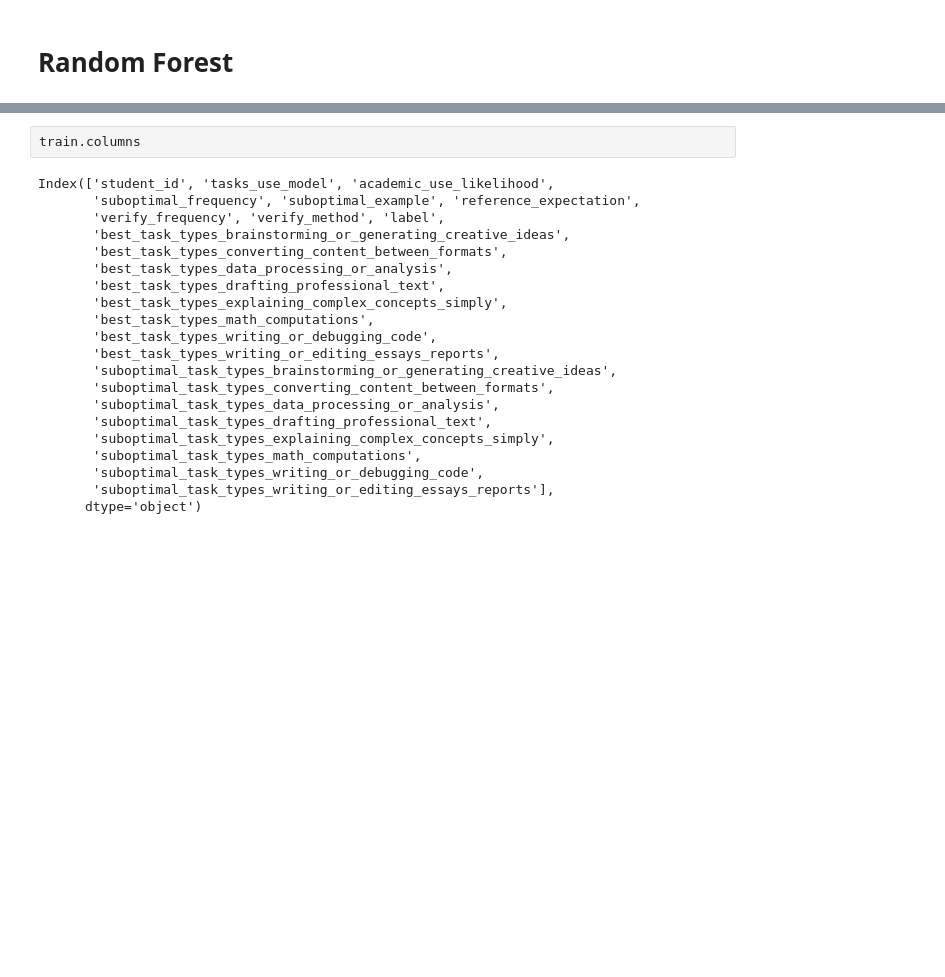
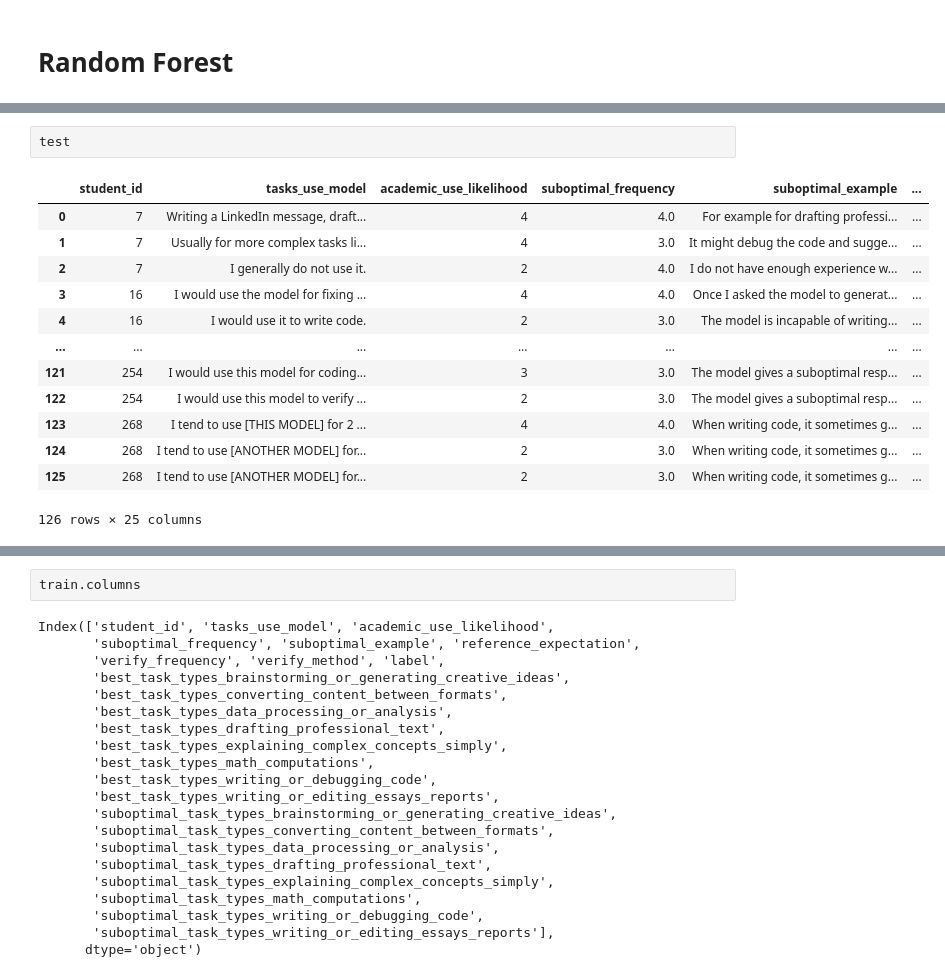
Before and after one commit to stevenluo624/CSC311_final_project, a Jupyter notebook: random_forest/Random_Forest.ipynb, the cells around one changed output, grey strips where cells are left out. Saved outputs shown, nothing was run; the diff lists cells and outputs as text; blank space fills up the shorter version.

```diff
--- a/random_forest/Random_Forest.ipynb
+++ b/random_forest/Random_Forest.ipynb
@@ -28,0 +26,16 @@ combined
+# %%
+test
+# %% [output]
+|  | student_id | tasks_use_model | academic_use_likelihood | suboptimal_frequency | suboptimal_example | ... |
+| 0 | 7 | Writing a LinkedIn message, draft... | 4 | 4.0 | For example for drafting professi... | ... |
+| 1 | 7 | Usually for more complex tasks li... | 4 | 3.0 | It might debug the code and sugge... | ... |
+| 2 | 7 | I generally do not use it. | 2 | 4.0 | I do not have enough experience w... | ... |
+| 3 | 16 | I would use the model for fixing ... | 4 | 4.0 | Once I asked the model to generat... | ... |
+| 4 | 16 | I would use it to write code. | 2 | 3.0 | The model is incapable of writing... | ... |
+| ... | ... | ... | ... | ... | ... | ... |
+| 121 | 254 | I would use this model for coding... | 3 | 3.0 | The model gives a suboptimal resp... | ... |
+| 122 | 254 | I would use this model to verify ... | 2 | 3.0 | The model gives a suboptimal resp... | ... |
+| 123 | 268 | I tend to use [THIS MODEL] for 2 ... | 4 | 4.0 | When writing code, it sometimes g... | ... |
+| 124 | 268 | I tend to use [ANOTHER MODEL] for... | 2 | 3.0 | When writing code, it sometimes g... | ... |
+| 125 | 268 | I tend to use [ANOTHER MODEL] for... | 2 | 3.0 | When writing code, it sometimes g... | ... |
+126 rows × 25 columns
```
Also changed, not shown: parts of 54 cells of this notebook, 1 other file.
